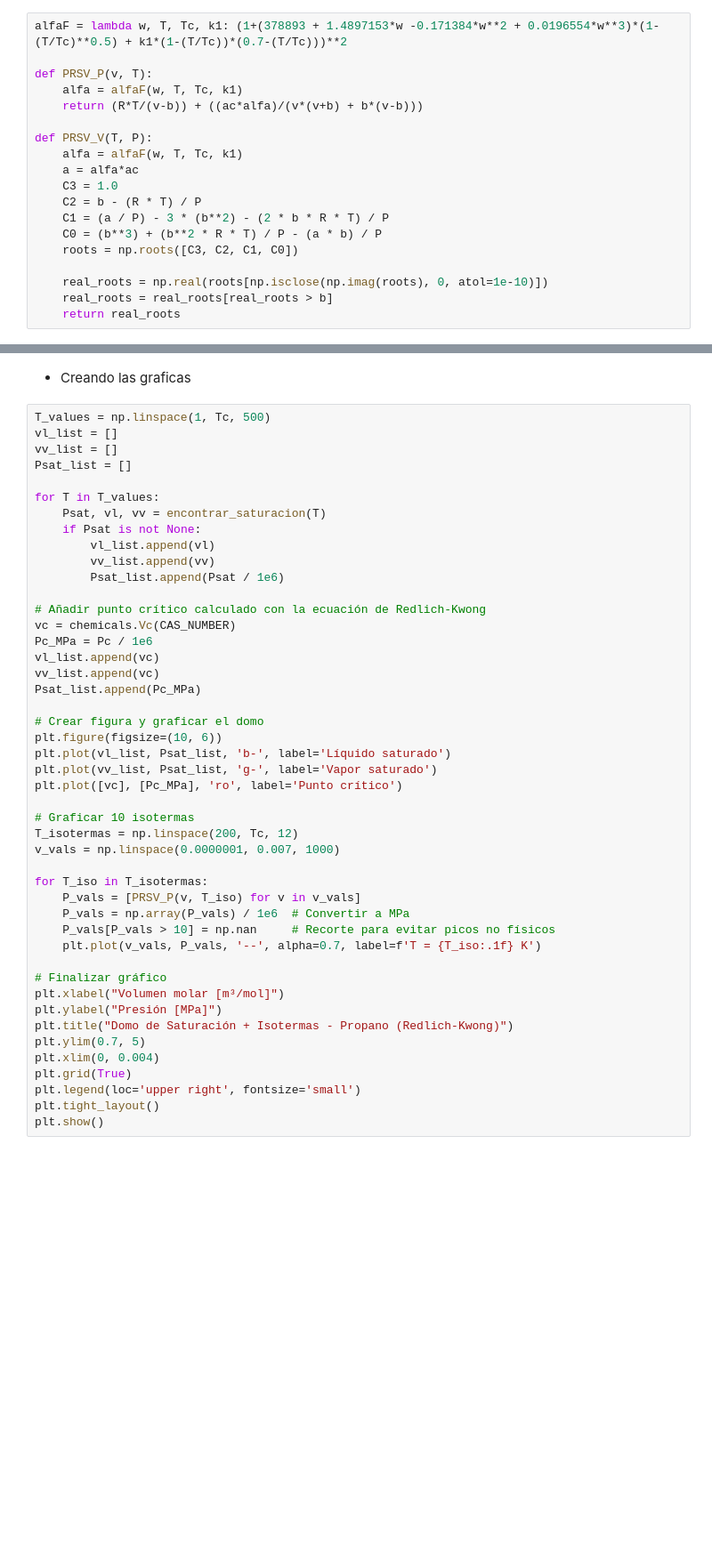
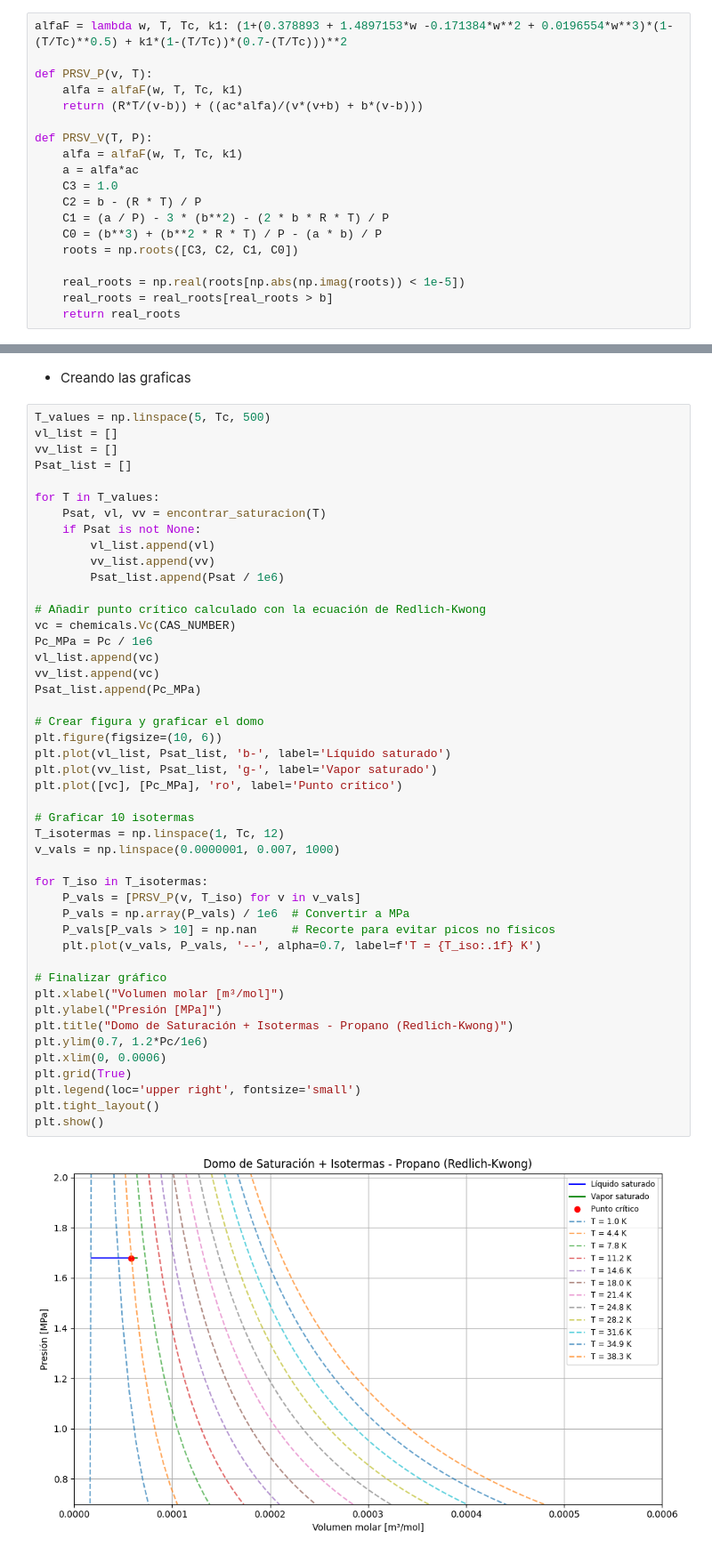
Before and after one commit to premzea/Termodinamica-II, a Jupyter notebook: Parcial 1/code/PRSVdiagram.ipynb, the cells around one changed output, grey strips where cells are left out. Shown at 89% size. Saved outputs shown, nothing was run; the diff lists cells and outputs as text; blank space fills up the shorter version.

```diff
--- a/Parcial 1/code/PRSVdiagram.ipynb
+++ b/Parcial 1/code/PRSVdiagram.ipynb
@@ -285,5 +285,5 @@ ac = 0.45724*(R*Tc**2/Pc)
 # %%
-alfaF = lambda w, T, Tc, k1: (1+(378893 + 1.4897153*w -0.171384*w**2 + 0.0196554*w**3)*(1-(T/Tc)**0.5) + k1*(1-(T/Tc))*(0.7-(T/Tc)))**2
+alfaF = lambda w, T, Tc, k1: (1+(0.378893 + 1.4897153*w -0.171384*w**2 + 0.0196554*w**3)*(1-(T/Tc)**0.5) + k1*(1-(T/Tc))*(0.7-(T/Tc)))**2
 
 def PRSV_P(v, T):
     alfa = alfaF(w, T, Tc, k1)
@@ -298,7 +298,7 @@ def PRSV_V(T, P):
     C0 = (b**3) + (b**2 * R * T) / P - (a * b) / P
     roots = np.roots([C3, C2, C1, C0])
 
-    real_roots = np.real(roots[np.isclose(np.imag(roots), 0, atol=1e-10)])
+    real_roots = np.real(roots[np.abs(np.imag(roots)) < 1e-5])
     real_roots = real_roots[real_roots > b]
     return real_roots
 # %% [markdown]
@@ -340,7 +326,7 @@ def encontrar_saturacion(T):
 # %% [markdown]
 * Creando las graficas
 # %%
-T_values = np.linspace(1, Tc, 500)
+T_values = np.linspace(5, Tc, 500)
 vl_list = []
 vv_list = []
 Psat_list = []
@@ -355,33 +341,35 @@ for T in T_values:
 # Añadir punto crítico calculado con la ecuación de Redlich-Kwong
 vc = chemicals.Vc(CAS_NUMBER)
 Pc_MPa = Pc / 1e6
 vl_list.append(vc)
 vv_list.append(vc)
 Psat_list.append(Pc_MPa)
 
 # Crear figura y graficar el domo
 plt.figure(figsize=(10, 6))
 plt.plot(vl_list, Psat_list, 'b-', label='Líquido saturado')
 plt.plot(vv_list, Psat_list, 'g-', label='Vapor saturado')
 plt.plot([vc], [Pc_MPa], 'ro', label='Punto crítico')
 
 # Graficar 10 isotermas
-T_isotermas = np.linspace(200, Tc, 12)
+T_isotermas = np.linspace(1, Tc, 12)
 v_vals = np.linspace(0.0000001, 0.007, 1000)
 
 for T_iso in T_isotermas:
     P_vals = [PRSV_P(v, T_iso) for v in v_vals]
     P_vals = np.array(P_vals) / 1e6  # Convertir a MPa
     P_vals[P_vals > 10] = np.nan     # Recorte para evitar picos no físicos
     plt.plot(v_vals, P_vals, '--', alpha=0.7, label=f'T = {T_iso:.1f} K')
 
 # Finalizar gráfico
 plt.xlabel("Volumen molar [m³/mol]")
 plt.ylabel("Presión [MPa]")
 plt.title("Domo de Saturación + Isotermas - Propano (Redlich-Kwong)")
-plt.ylim(0.7, 5)
-plt.xlim(0, 0.004)
+plt.ylim(0.7, 1.2*Pc/1e6)
+plt.xlim(0, 0.0006)
 plt.grid(True)
 plt.legend(loc='upper right', fontsize='small')
 plt.tight_layout()
 plt.show()
+# %% [output]
+[figure, added]
```
Also changed, not shown: parts of 2 cells of this notebook.
